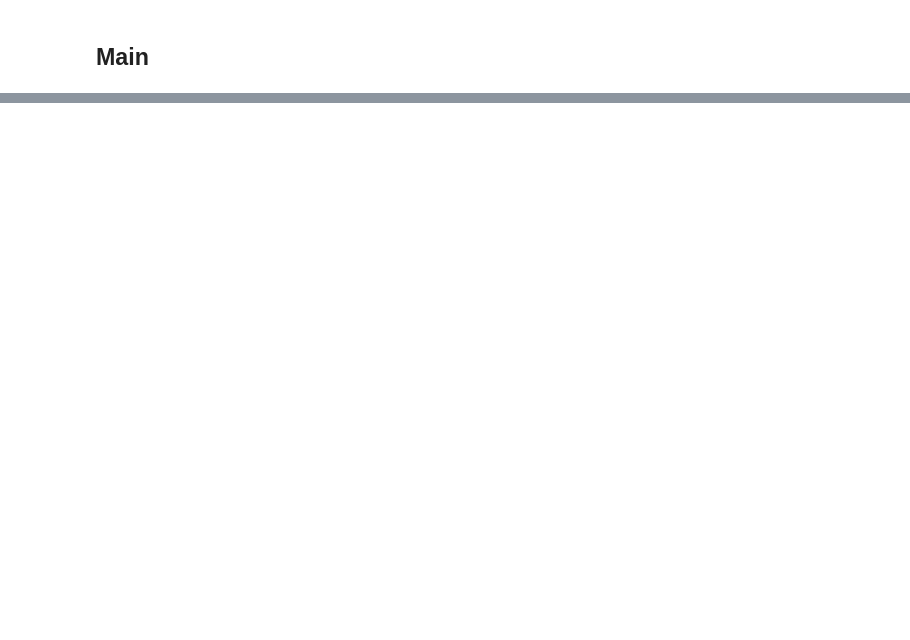
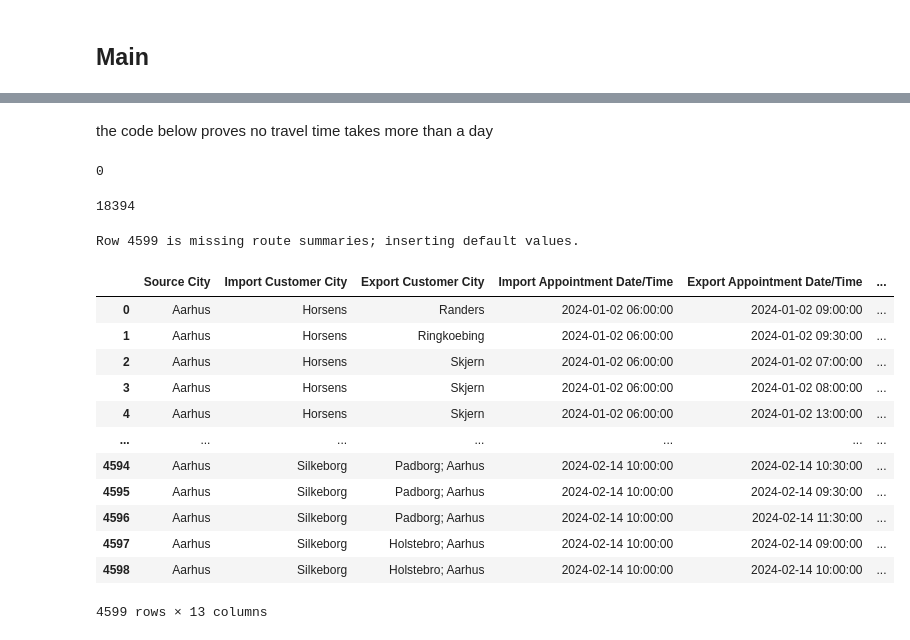
Before and after one commit to AniruddhIngle/MaerskTriangulation, a Jupyter notebook: Triangulation_refactored.ipynb, the cells around one changed output, grey strips where cells are left out. Drawn from its saved outputs; the diff is of its cells as text; code cells hidden in the pictures; blank space fills up the shorter version.

Commit message:
Uses Azure Maps API

```diff
--- a/Triangulation_refactored.ipynb
+++ b/Triangulation_refactored.ipynb
@@ -112,0 +29,3 @@ def get_driving_time_by_city_names(origin_city, destination_city, api_key):
+# %%
+# Set your Azure Maps subscription key
+api_key = "xq922jG5wbWnG7b8cz4yffn-WAUT0Opp3i8wI_TXAoI"
@@ -226,0 +325,65 @@ len(triangulations), len(potentials)
+# %% [markdown]
+the code below proves no travel time takes more than a day
+# %%
+count = sum(summary['travelTimeInSeconds'] > 86400 for summary in route_summaries)
+count
+# %% [output]
+0
+# %%
+len(route_summaries)
+# %% [output]
+18394
+# %%
+def add_route_summary_columns(matching_df, route_summaries):
+    # Initialize columns with default values
+    matching_df['Import Time'] = 0
+    matching_df['Import Distance'] = 0
+    matching_df['Export Time'] = 0
+    matching_df['Export Distance'] = 0
+    matching_df['Triangulation Time'] = 0
+    matching_df['Triangulation Distance'] = 0
+    matching_df['Import Export Time'] = 0
+    matching_df['Import Export Distance'] = 0
+
+    # Iterate through matching_df with step size of 4 in route_summaries
+    for idx in range(0, len(matching_df)):
+        # Calculate the starting index in route_summaries for the current row
+        summary_idx = idx * 4
+
+        # Check if there are enough entries in route_summaries for the current row
+        if summary_idx + 3 < len(route_summaries):
+            matching_df.at[idx, 'Import Time'] = route_summaries[summary_idx]['travelTimeInSeconds']
+            matching_df.at[idx, 'Import Distance'] = route_summaries[summary_idx]['lengthInMeters']
+            matching_df.at[idx, 'Export Time'] = route_summaries[summary_idx + 1]['travelTimeInSeconds']
+            matching_df.at[idx, 'Export Distance'] = route_summaries[summary_idx + 1]['lengthInMeters']
+            matching_df.at[idx, 'Triangulation Time'] = route_summaries[summary_idx + 2]['travelTimeInSeconds']
+            matching_df.at[idx, 'Triangulation Distance'] = route_summaries[summary_idx + 2]['lengthInMeters']
+            matching_df.at[idx, 'Import Export Time'] = route_summaries[summary_idx + 3]['travelTimeInSeconds']
+            matching_df.at[idx, 'Import Export Distance'] = route_summaries[summary_idx + 3]['lengthInMeters']
+        else:
+            # If not enough entries, print the row number and insert 0s
+            print(f"Row {idx + 1} is missing route summaries; inserting default values.")
+            # Default values are already set during initialization, so no further action is needed for insertion
+
+    return matching_df
+
+
+updated_df = add_route_summary_columns(matching_df, route_summaries)
+# %% [output]
+Row 4599 is missing route summaries; inserting default values.
+# %%
+updated_df
+# %% [output]
+|  | Source City | Import Customer City | Export Customer City | Import Appointment Date/Time | Export Appointment Date/Time | ... |
+| 0 | Aarhus | Horsens | Randers | 2024-01-02 06:00:00 | 2024-01-02 09:00:00 | ... |
+| 1 | Aarhus | Horsens | Ringkoebing | 2024-01-02 06:00:00 | 2024-01-02 09:30:00 | ... |
+| 2 | Aarhus | Horsens | Skjern | 2024-01-02 06:00:00 | 2024-01-02 07:00:00 | ... |
+| 3 | Aarhus | Horsens | Skjern | 2024-01-02 06:00:00 | 2024-01-02 08:00:00 | ... |
+| 4 | Aarhus | Horsens | Skjern | 2024-01-02 06:00:00 | 2024-01-02 13:00:00 | ... |
+| ... | ... | ... | ... | ... | ... | ... |
+| 4594 | Aarhus | Silkeborg | Padborg; Aarhus | 2024-02-14 10:00:00 | 2024-02-14 10:30:00 | ... |
+| 4595 | Aarhus | Silkeborg | Padborg; Aarhus | 2024-02-14 10:00:00 | 2024-02-14 09:30:00 | ... |
+| 4596 | Aarhus | Silkeborg | Padborg; Aarhus | 2024-02-14 10:00:00 | 2024-02-14 11:30:00 | ... |
+| 4597 | Aarhus | Silkeborg | Holstebro; Aarhus | 2024-02-14 10:00:00 | 2024-02-14 09:00:00 | ... |
+| 4598 | Aarhus | Silkeborg | Holstebro; Aarhus | 2024-02-14 10:00:00 | 2024-02-14 10:00:00 | ... |
+4599 rows × 13 columns
```
Also changed, not shown: parts of 24 cells of this notebook.
